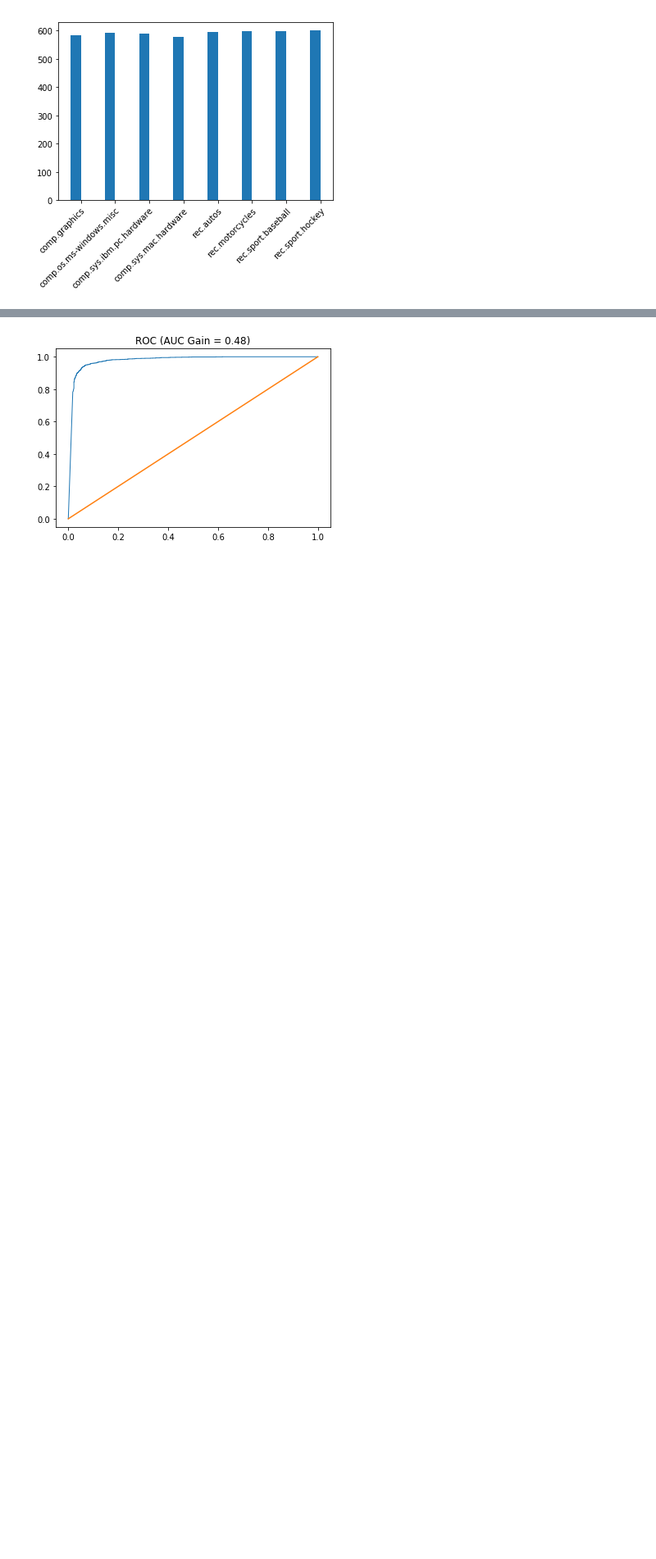
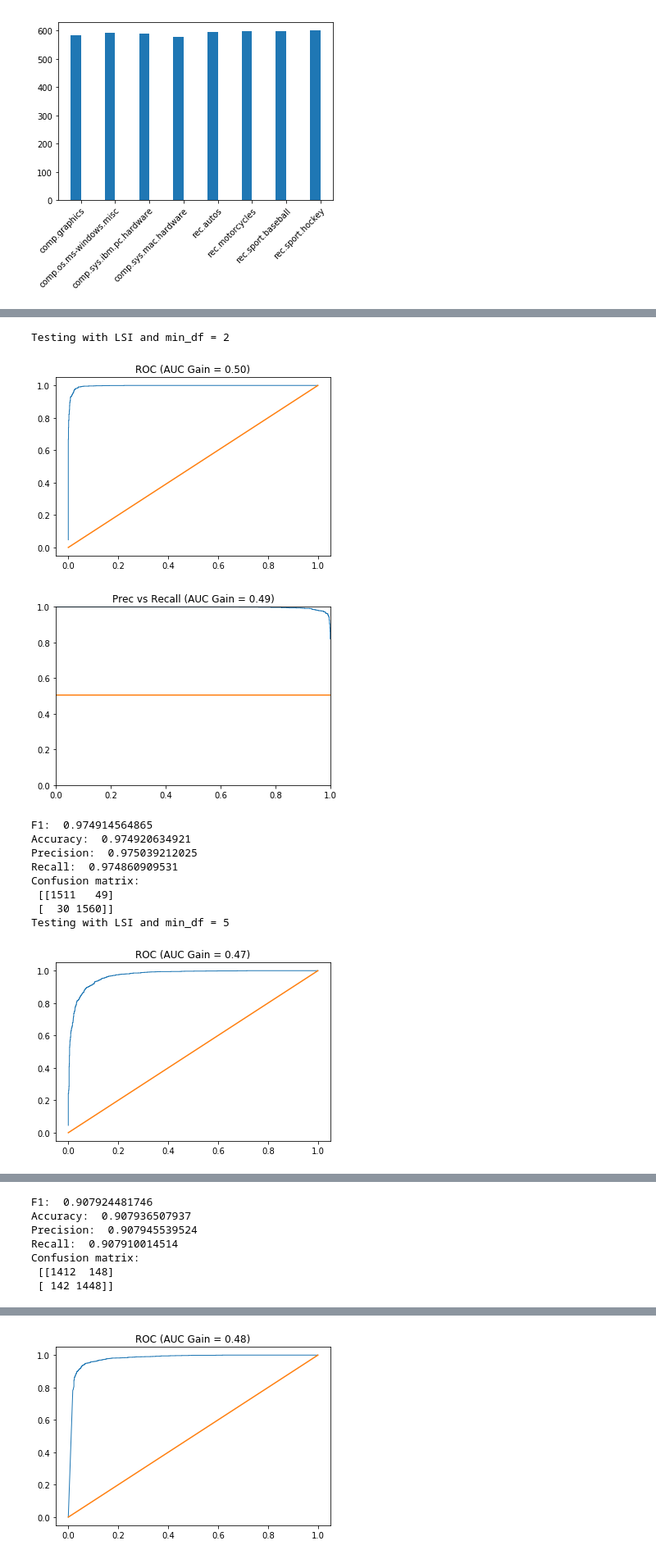
Before and after one commit to jdhurwitz/UCLA-EE219, a Jupyter notebook: Project1/text_classifier.ipynb, the cells around one changed output, grey strips where cells are left out. Shown at 82% size. Cells and saved outputs as stored; diff of their text form; code cells hidden in the pictures; blank space fills up the shorter version.

```diff
--- a/Project1/text_classifier.ipynb
+++ b/Project1/text_classifier.ipynb
@@ -254,7 +260,7 @@ from sklearn.pipeline import Pipeline
 
 svd = TruncatedSVD(n_components=50)
 
-def get_lsi(train_matrix, test_matrix):
+def get_lsi_df2(train_matrix, test_matrix):
     p = Pipeline(
         steps=[
             ('vector_counts', vectorizer),
@@ -264,6 +270,21 @@ def get_lsi(train_matrix, test_matrix):
         ]
     )
 
+
     return p.fit_transform(train_matrix), p.transform(test_matrix)
+
+
+def get_lsi_df5(train_matrix, test_matrix):
+    p = Pipeline(
+        steps=[
+            ('vector_counts', vectorizer_df5),
+            ('tfidf_transform', tfidf_tf),
+            ('solve_svd', svd)
+
+        ]
+    )
+
+
+    return p.fit_transform(train_matrix), p.transform(test_matrix)
 # %%
 #Qprint(len(X_train.data))
@@ -328,0 +352,36 @@ def prrc_auc(probs, y):
+# %%
+from sklearn.svm import SVC
+print("Testing with LSI and min_df = 2")
+clf_lsi = SVC(C=1000, probability=True)
+clf_lsi.fit(train_lsi, y_train)
+
+y_preds = clf_lsi.predict(test_lsi)
+y_probs = clf_lsi.predict_proba(test_lsi)
+#plot curves and evaluate
+roc_auc(y_probs, y_test)
+prrc_auc(y_probs, y_test)
+evaluate(y_preds, y_test)
+
+print("Testing with LSI and min_df = 5")
+clf_lsi_df5 = SVC(C=1000, probability=True)
+clf_lsi_df5.fit(train_lsi_df5, y_train)
+
+y_preds = clf_lsi.predict(test_lsi_df5)
+y_probs = clf_lsi.predict_proba(test_lsi_df5)
+#plot curves and evaluate
+roc_auc(y_probs, y_test)
+prrc_auc(y_probs, y_test)
+evaluate(y_preds, y_test)
+# %% [output]
+Testing with LSI and min_df = 2
+[figure, added]
+[figure, added]
+F1:  0.974914564865
+Accuracy:  0.974920634921
+Precision:  0.975039212025
+Recall:  0.974860909531
+Confusion matrix:
+ [[1511   49]
+ [  30 1560]]
+Testing with LSI and min_df = 5
+[figure, added]
@@ -328,0 +389,7 @@ def prrc_auc(probs, y):
+F1:  0.907924481746
+Accuracy:  0.907936507937
+Precision:  0.907945539524
+Recall:  0.907910014514
+Confusion matrix:
+ [[1412  148]
+ [ 142 1448]]
```
Also changed, not shown: parts of 55 cells of this notebook.
